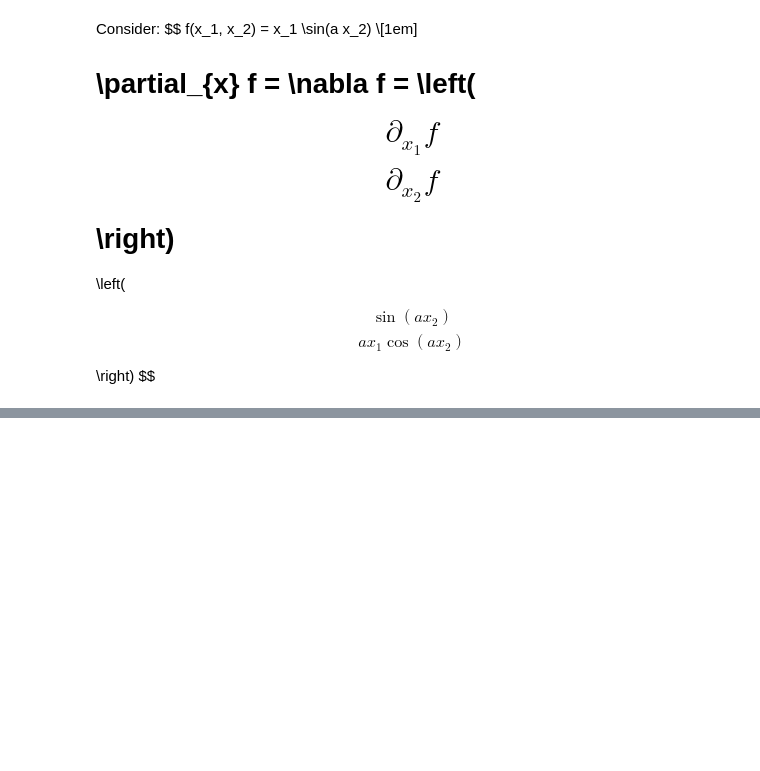
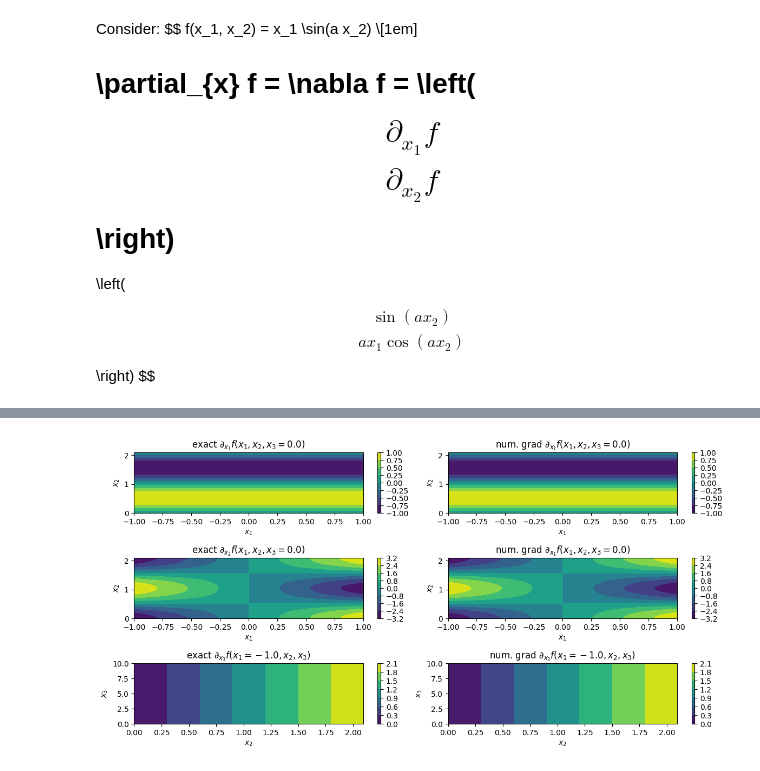
Before and after one commit to runehoejlund/plasma-ray-tracer, a Jupyter notebook: MGO/numgrad_examples.ipynb, the cells around one changed output, grey strips where cells are left out. Drawn from its saved outputs; the diff is of its cells as text; code cells hidden in the pictures; blank space fills up the shorter version.

```diff
--- a/MGO/numgrad_examples.ipynb
+++ b/MGO/numgrad_examples.ipynb
@@ -156,0 +282,53 @@ max abs. error:  0.0009965567631744499
+# %%
+a=3
+_f = lambda x1, x2, x3 : x1 * np.sin(a*x2) + x2 * x3
+_df = lambda x1, x2, x3 : np.stack((np.sin(a*x2),
+                                 a * x1 * np.cos(a*x2) + x3, x2), axis=-1)
+
+x1 = np.linspace(-1, 1, 100)
+x2 = np.linspace(0, 2/a*np.pi, 200)
+x3 = np.linspace(0, 10, 300)
+X1, X2, X3 = np.meshgrid(x1, x2, x3, indexing='ij')
+f = _f(X1, X2, X3)
+# %%
+fig, ax = plt.subplots(3, 2, figsize=(12, 6))
+cont = ax[0,0].contourf(X1[..., 0], X2[..., 0], _df(X1[..., 0], X2[..., 0], X3[..., 0])[:, :, 0])
+plt.colorbar(cont)
+ax[0, 0].set_xlabel(r'$x_1$')
+ax[0, 0].set_ylabel(r'$x_2$')
+ax[0, 0].set_title(r'exact $\partial_{x_1} f(x_1, x_2, x_3 = ' + str(x3[0]) + ')$')
+
+cont = ax[0,1].contourf(X1[..., 0], X2[..., 0], grad(f, x1, x2, x3)[..., 0, 0])
+plt.colorbar(cont)
+ax[0, 1].set_xlabel(r'$x_1$')
+ax[0, 1].set_ylabel(r'$x_2$')
+ax[0, 1].set_title(r'num. grad $\partial_{x_1} f(x_1, x_2, x_3 = ' + str(x3[0]) + ')$')
+
+cont = ax[1, 0].contourf(X1[..., 0], X2[..., 0], _df(X1[..., 0], X2[..., 0], X3[..., 0])[:, :, 1])
+plt.colorbar(cont)
+ax[1, 0].set_xlabel(r'$x_1$')
+ax[1, 0].set_ylabel(r'$x_2$')
+ax[1, 0].set_title(r'exact $\partial_{x_2} f(x_1, x_2, x_3 = ' + str(x3[0]) + ')$')
+
+cont = ax[1, 1].contourf(X1[..., 0], X2[..., 0], grad(f, x1, x2, x3)[..., 0, 1])
+plt.colorbar(cont)
+ax[1, 1].set_xlabel(r'$x_1$')
+ax[1, 1].set_ylabel(r'$x_2$')
+ax[1, 1].set_title(r'num. grad $\partial_{x_1} f(x_1, x_2, x_3 = ' + str(x3[0]) + ')$')
+
+cont = ax[2, 0].contourf(X2[0, ...], X3[0, ...], _df(X1[0, ...], X2[0, ...], X3[0, ...])[:, :, 2])
+plt.colorbar(cont)
+ax[2, 0].set_xlabel(r'$x_2$')
+ax[2, 0].set_ylabel(r'$x_3$')
+ax[2, 0].set_title(r'exact $\partial_{x_3} f(x_1 = ' + str(x1[0]) + ', x_2, x_3)$')
+
+cont = ax[2, 1].contourf(X2[0, ...], X3[0, ...], grad(f, x1, x2, x3)[0, ..., 2])
+plt.colorbar(cont)
+ax[2, 1].set_xlabel(r'$x_2$')
+ax[2, 1].set_ylabel(r'$x_3$')
+ax[2, 1].set_title(r'num. grad $\partial_{x_3} f(x_1 = ' + str(x1[0]) + ', x_2, x_3)$')
+
+plt.tight_layout()
+plt.show()
+# %% [output]
+[figure, added]
```
Also changed, not shown: parts of 16 cells of this notebook.
